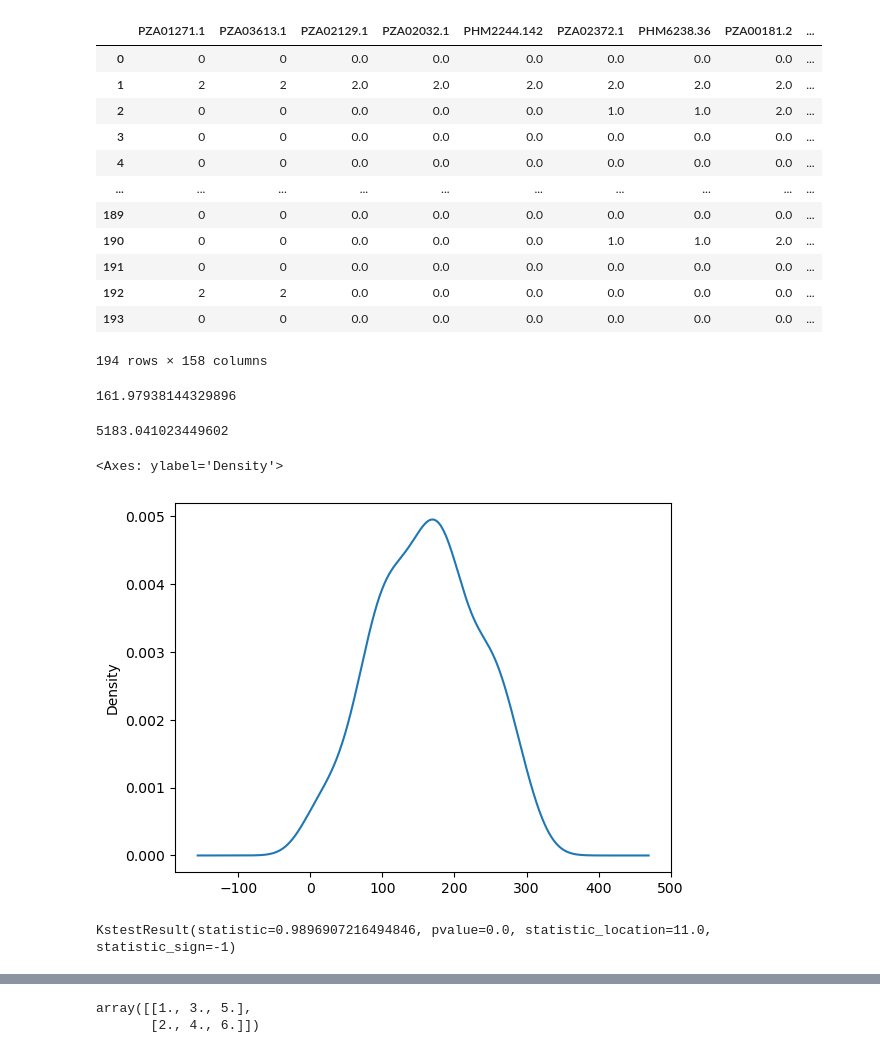
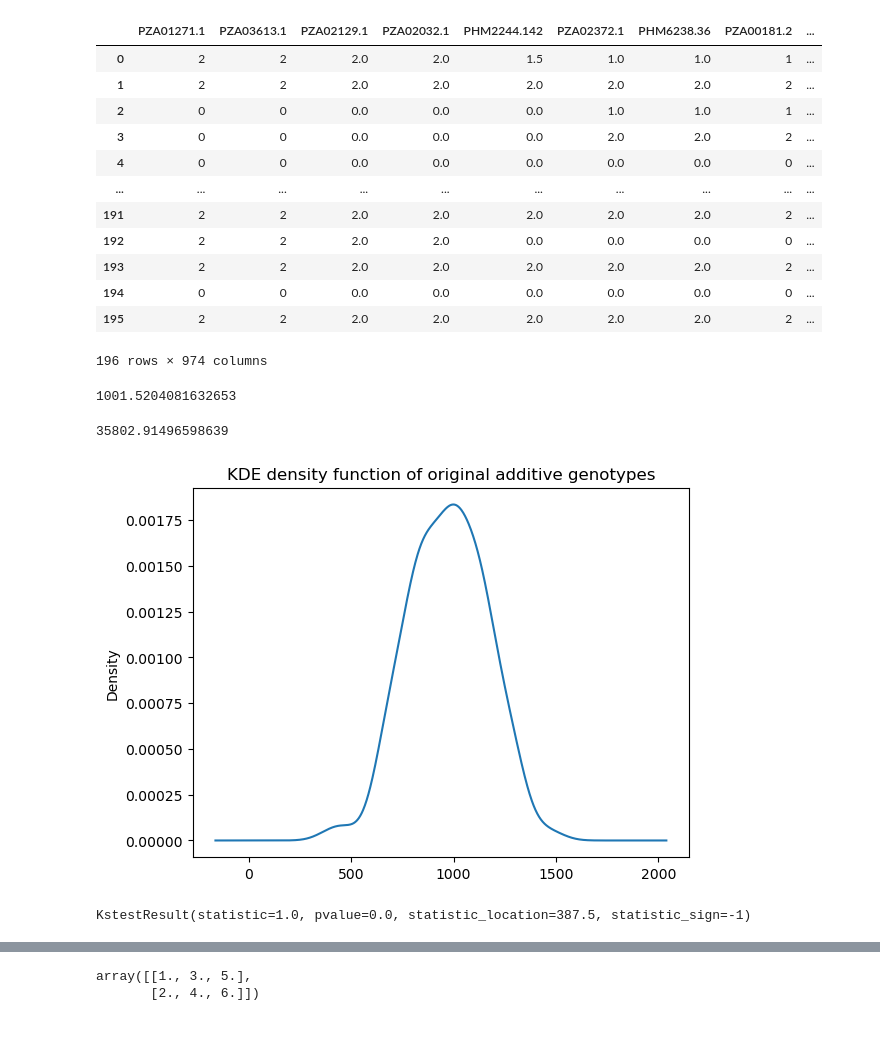
Before and after one commit to Phlup/Masterarbeit, a Jupyter notebook: code/Windows/genotype_sim.ipynb, the cells around one changed output, grey strips where cells are left out. Drawn from its saved outputs; the diff is of its cells as text; code cells hidden in the pictures.

```diff
--- a/code/Windows/genotype_sim.ipynb
+++ b/code/Windows/genotype_sim.ipynb
@@ -237,43 +158,40 @@ pd.reset_option('display.max_rows')
 pd.reset_option('display.max_columns')
 # %%
 #population one genotypes and allele frequencies
-pop_1_genos = pd.read_csv("data/test_data/pop_1_genos.csv")
-pop_1_chr_1 = pop_1_genos[pop_1_genos.columns.intersection(genmap["Marker"])]
-#pop_1_chr_1 = pop_1_chr_1.values.astype(int).tolist()
-#pop_1_chr_1_allele_freq = calc_allele_freq(pop_1_chr_1)
-
-#pop_1_chr_1_allele_freq
+pop_1_genos = pd.read_csv("data/test_data/pop_2_genos.csv")
+pop_1_genos = pop_1_genos[pop_1_genos.columns.intersection(genmap["Marker"])]
 # %%
-pop_1_chr_1
+pop_1_genos
 # %% [output]
 |  | PZA01271.1 | PZA03613.1 | PZA02129.1 | PZA02032.1 | PHM2244.142 | PZA02372.1 | PHM6238.36 | PZA00181.2 | ... |
-| 0 | 0 | 0 | 0.0 | 0.0 | 0.0 | 0.0 | 0.0 | 0.0 | ... |
-| 1 | 2 | 2 | 2.0 | 2.0 | 2.0 | 2.0 | 2.0 | 2.0 | ... |
-| 2 | 0 | 0 | 0.0 | 0.0 | 0.0 | 1.0 | 1.0 | 2.0 | ... |
-| 3 | 0 | 0 | 0.0 | 0.0 | 0.0 | 0.0 | 0.0 | 0.0 | ... |
-| 4 | 0 | 0 | 0.0 | 0.0 | 0.0 | 0.0 | 0.0 | 0.0 | ... |
+| 0 | 2 | 2 | 2.0 | 2.0 | 1.5 | 1.0 | 1.0 | 1 | ... |
+| 1 | 2 | 2 | 2.0 | 2.0 | 2.0 | 2.0 | 2.0 | 2 | ... |
+| 2 | 0 | 0 | 0.0 | 0.0 | 0.0 | 1.0 | 1.0 | 1 | ... |
+| 3 | 0 | 0 | 0.0 | 0.0 | 0.0 | 2.0 | 2.0 | 2 | ... |
+| 4 | 0 | 0 | 0.0 | 0.0 | 0.0 | 0.0 | 0.0 | 0 | ... |
 | ... | ... | ... | ... | ... | ... | ... | ... | ... | ... |
-| 189 | 0 | 0 | 0.0 | 0.0 | 0.0 | 0.0 | 0.0 | 0.0 | ... |
-| 190 | 0 | 0 | 0.0 | 0.0 | 0.0 | 1.0 | 1.0 | 2.0 | ... |
-| 191 | 0 | 0 | 0.0 | 0.0 | 0.0 | 0.0 | 0.0 | 0.0 | ... |
-| 192 | 2 | 2 | 0.0 | 0.0 | 0.0 | 0.0 | 0.0 | 0.0 | ... |
-| 193 | 0 | 0 | 0.0 | 0.0 | 0.0 | 0.0 | 0.0 | 0.0 | ... |
+| 191 | 2 | 2 | 2.0 | 2.0 | 2.0 | 2.0 | 2.0 | 2 | ... |
+| 192 | 2 | 2 | 2.0 | 2.0 | 0.0 | 0.0 | 0.0 | 0 | ... |
+| 193 | 2 | 2 | 2.0 | 2.0 | 2.0 | 2.0 | 2.0 | 2 | ... |
+| 194 | 0 | 0 | 0.0 | 0.0 | 0.0 | 0.0 | 0.0 | 0 | ... |
+| 195 | 2 | 2 | 2.0 | 2.0 | 2.0 | 2.0 | 2.0 | 2 | ... |
-194 rows × 158 columns
+196 rows × 974 columns
 # %%
-pop_1_chr_1.sum(axis = 1).mean()
+pop_1_genos.sum(axis = 1).mean()
 # %% [output]
-161.97938144329896
+1001.5204081632653
 # %%
-pop_1_chr_1.sum(axis = 1).var()
+pop_1_genos.sum(axis = 1).var()
 # %% [output]
-5183.041023449602
+35802.91496598639
 # %%
-pop_1_chr_1.sum(axis = 1).plot.kde()
+pop_1_genos.sum(axis = 1).plot.kde()
+plt.title("KDE density function of original additive genotypes")
+plt.savefig("plots/KDE_original.png")
 # %% [output]
-<Axes: ylabel='Density'>
-[figure, old version]
+[figure, new version]
 # %%
-stats.kstest(pop_1_chr_1.sum(axis = 1), "norm")
+stats.kstest(pop_1_genos.sum(axis = 1), "norm")
 # %% [output]
-KstestResult(statistic=0.9896907216494846, pvalue=0.0, statistic_location=11.0, statistic_sign=-1)
+KstestResult(statistic=1.0, pvalue=0.0, statistic_location=387.5, statistic_sign=-1)
 # %%
```
Also changed, not shown: parts of 29 cells of this notebook, 11 other files.
